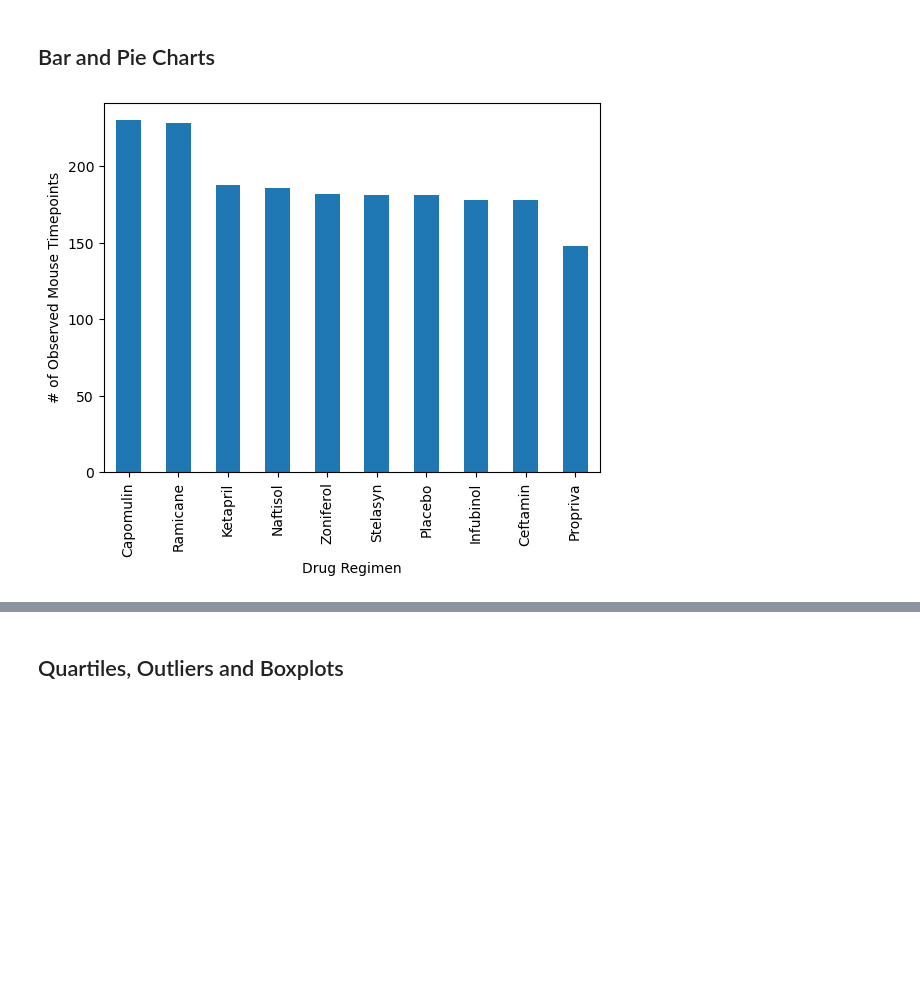
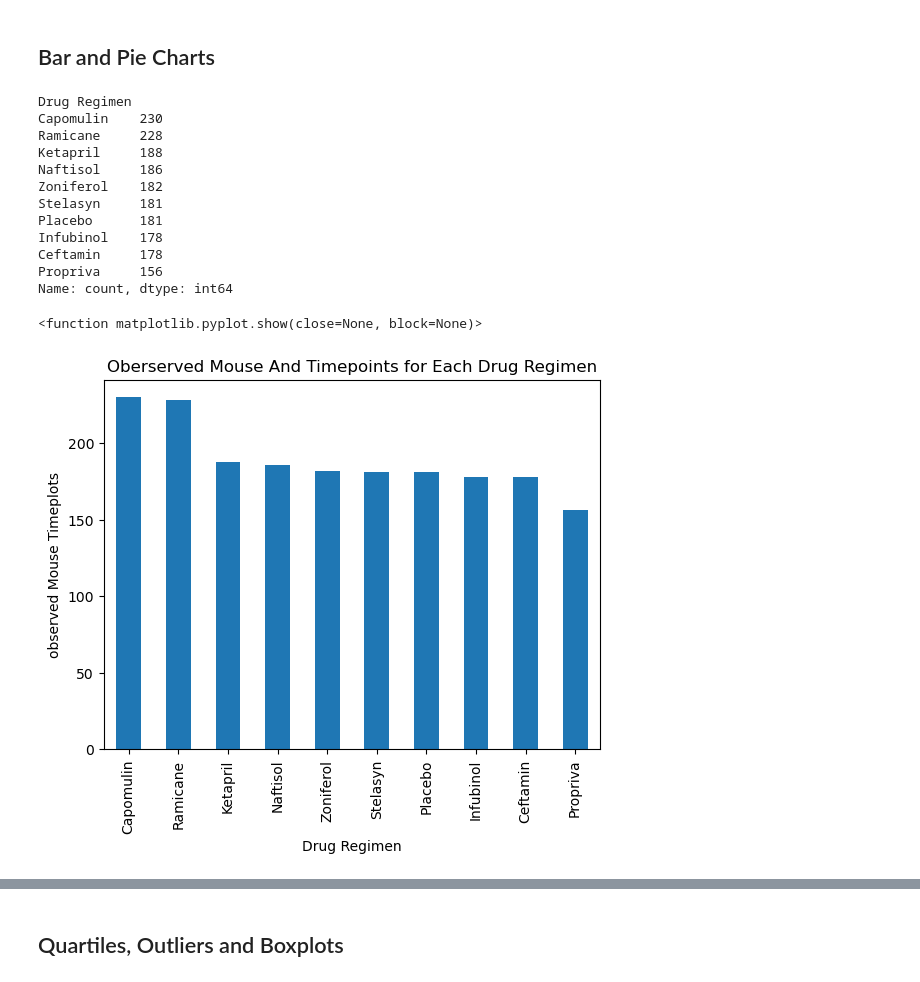
Before and after one commit to aparajita-code/Matplotlib_Module_Challenge, a Jupyter notebook: Pymaceuticals/pymaceuticals_starter.ipynb, the cells around one changed output, grey strips where cells are left out. Saved outputs shown, nothing was run; the diff lists cells and outputs as text; code cells hidden in the pictures; blank space fills up the shorter version.

```diff
--- a/Pymaceuticals/pymaceuticals_starter.ipynb
+++ b/Pymaceuticals/pymaceuticals_starter.ipynb
@@ -190,7 +148,29 @@ regimen_summary
 ## Bar and Pie Charts
 # %%
 # Generate a bar plot showing the total number of rows (Mouse ID/Timepoints) for each drug regimen using Pandas.
+drug_counts = clean_df['Drug Regimen'].value_counts()
+drug_counts
 # %% [output]
-[figure, removed]
+Drug Regimen
+Capomulin    230
+Ramicane     228
+Ketapril     188
+Naftisol     186
+Zoniferol    182
+Stelasyn     181
+Placebo      181
+Infubinol    178
+Ceftamin     178
+Propriva     156
+Name: count, dtype: int64
+# %%
+drug_counts.plot(kind='bar')
+plt.title('Oberserved Mouse And Timepoints for Each Drug Regimen')
+plt.xlabel('Drug Regimen')
+plt.ylabel('observed Mouse Timeplots')
+plt.show
+# %% [output]
+<function matplotlib.pyplot.show(close=None, block=None)>
+[figure, added]
 # %%
 # Generate a bar plot showing the total number of rows (Mouse ID/Timepoints) for each drug regimen using pyplot.
```
Also changed, not shown: parts of 23 cells of this notebook.
